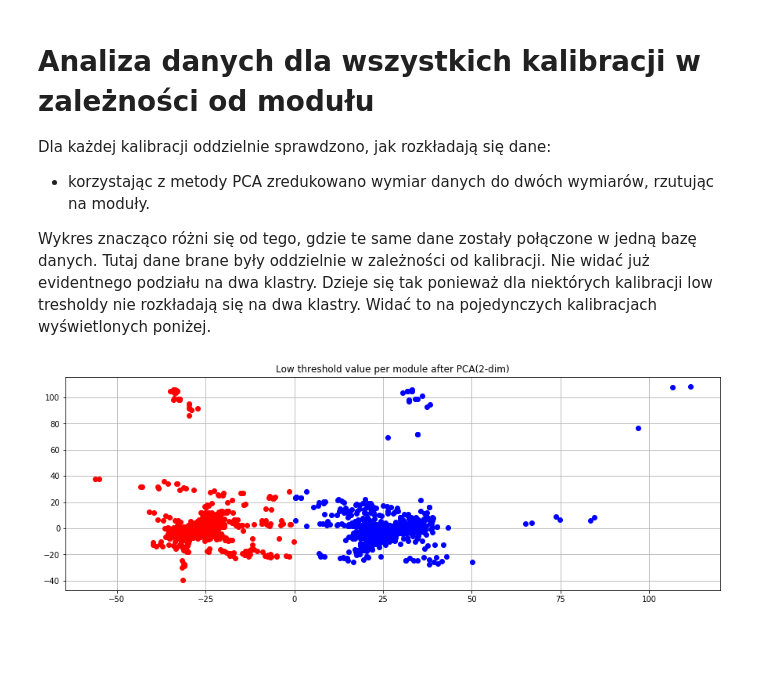
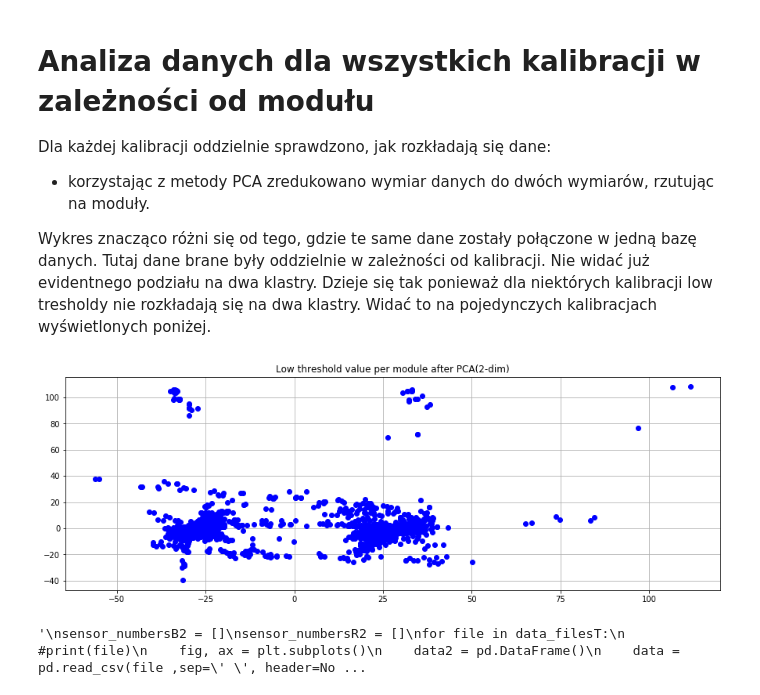
Before and after one commit to Czerwooonka/pracaMagisterska-WizualizacjaDanych, a Jupyter notebook: PCA/Low_threshold.ipynb, the cells around one changed output. Saved outputs shown, nothing was run; the diff lists cells and outputs as text; code cells hidden in the pictures; blank space fills up the shorter version.

```diff
--- a/PCA/Low_threshold.ipynb
+++ b/PCA/Low_threshold.ipynb
@@ -264,12 +264,46 @@ Dla każdej kalibracji oddzielnie sprawdzono, jak rozkładają się dane:
 - korzystając z metody PCA zredukowano wymiar danych do dwóch wymiarów, rzutując na moduły.
 
 Wykres znacząco różni się od tego, gdzie te same dane zostały połączone w jedną bazę danych. Tutaj dane brane były oddzielnie w zależności od kalibracji. Nie widać już evidentnego podziału na dwa klastry. Dzieje się tak ponieważ dla niektórych kalibracji low tresholdy nie rozkładają się na dwa klastry. Widać to na pojedynczych kalibracjach wyświetlonych poniżej.
+# %%
+fig, ax = plt.subplots()
+for file in data_filesT:
+    #print(file)
+    data2 = pd.DataFrame()
+    data = pd.read_csv(file ,sep=' ', header=None, engine='python', error_bad_lines=False, warn_bad_lines=False)
+    data = data[data[0].str.contains("low_threshold")]
+    data2 = data.loc[:, 2:2305]
+
+    data2.index = module_names()
+    data2.columns = range(2304)
+
+    data_PCA = data2
+    #print(data2.shape)
+    x = data_PCA.loc[:, range(2304)].values
+    x = StandardScaler().fit_transform(x)
+
+    pca = PCA(n_components=2)
+    principalComponents = pca.fit_transform(x)
+    principalDf = pd.DataFrame(data = principalComponents, columns = ['pc1', 'pc2'])
+    #print(principalDf)
+
+    ax.set_title('Low threshold value per module after PCA(2-dim)')
+
+    for i in principalDf.index:
+        ax.plot(principalDf['pc1'][i], principalDf['pc2'][i], 'bo')
+
+plt.rcParams['figure.figsize'] = [15,5]
+ax.grid()
+plt.show()
+#print(sensor_numbers)
+# %% [output]
+[figure, added]
 # %%
-fig, ax = plt.subplots()
+'''
 sensor_numbersB2 = []
 sensor_numbersR2 = []
 for file in data_filesT:
     #print(file)
+    fig, ax = plt.subplots()
     data2 = pd.DataFrame()
     data = pd.read_csv(file ,sep=' ', header=None, engine='python', error_bad_lines=False, warn_bad_lines=False)
     data = data[data[0].str.contains("low_threshold")]
@@ -298,9 +332,10 @@ for file in data_filesT:
             ax.plot(principalDf['pc1'][i], principalDf['pc2'][i], 'bo')
             sensor_numbersB2.append(i)
 
-plt.rcParams['figure.figsize'] = [15,5]
-ax.grid()
-plt.show()
+    plt.rcParams['figure.figsize'] = [15,5]
+    ax.grid()
+    plt.show()
 #print(sensor_numbers)
+'''
 # %% [output]
-[figure, removed]
+'\nsensor_numbersB2 = []\nsensor_numbersR2 = []\nfor file in data_filesT:\n    #print(file)\n    fig, ax = plt.subplots()\n    data2 = pd.DataFrame()\n    data = pd.read_csv(file ,sep=\' \', header=No ...
```
Also changed, not shown: parts of 13 cells of this notebook, 2 other files.
